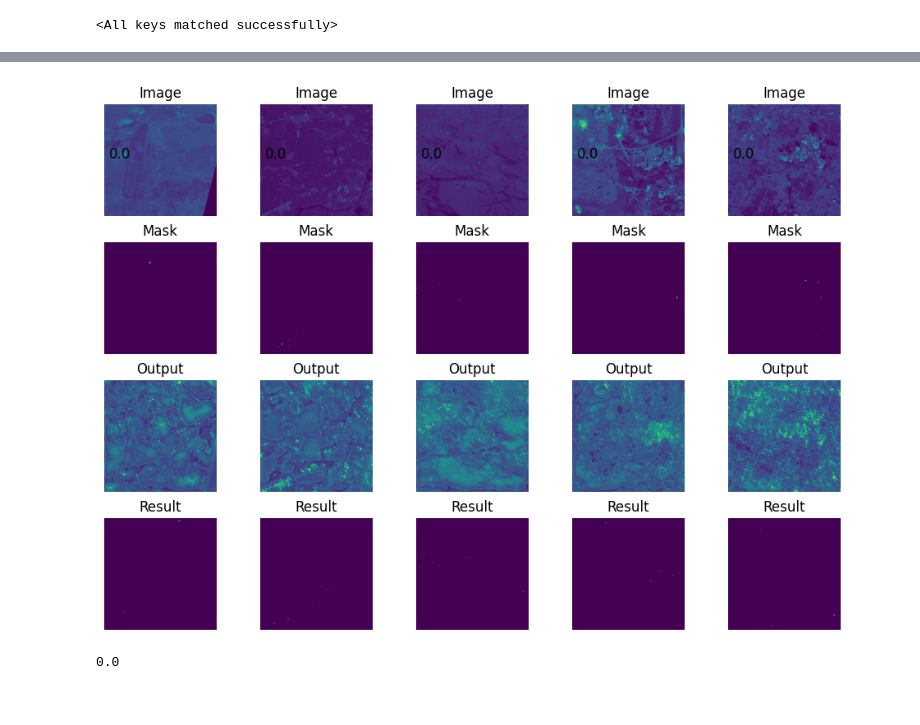
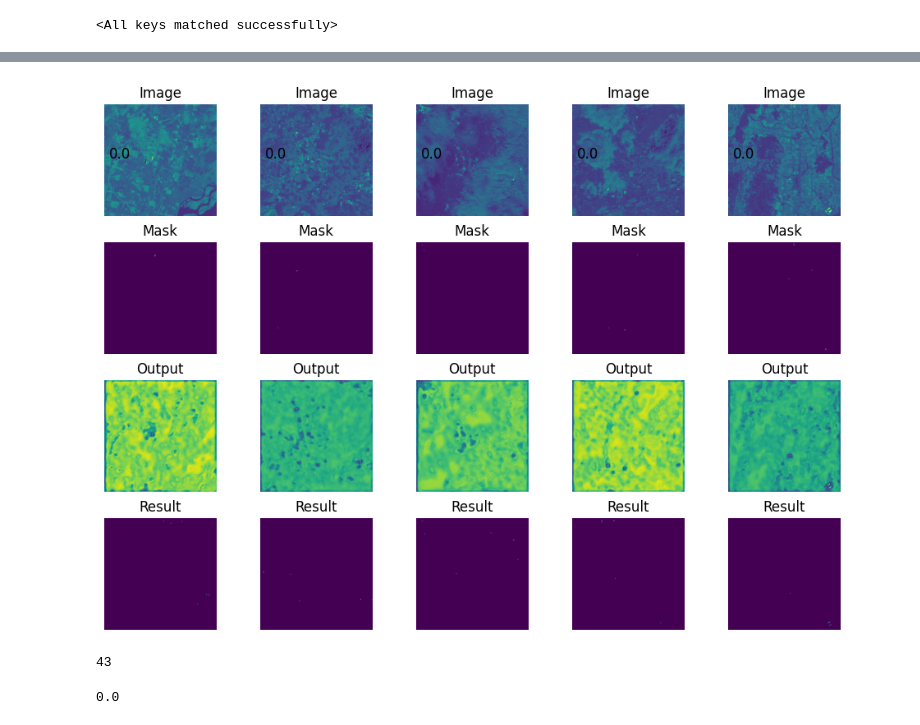
Before and after one commit to goodyoung/AI-Spark, a Jupyter notebook: model_eval.ipynb, the cells around one changed output, grey strips where cells are left out. Saved outputs shown, nothing was run; the diff lists cells and outputs as text; code cells hidden in the pictures.

```diff
--- a/model_eval.ipynb
+++ b/model_eval.ipynb
@@ -110,10 +125,10 @@ train_dataloader = DataLoader(
 )
 
 SAVE_PATH = f'{BASE}/train_output/'
-MODEL_SAVE = f'{SAVE_PATH}/best_UNet_Base_4_model.pth' # 3: efficinet 2: mobile
+MODEL_SAVE = f'{SAVE_PATH}/best_UNet_Pre_model.pth' # 3: efficinet 2: mobile
 
 
-model = smp.Unet('efficientnet-b0', encoder_weights='imagenet', classes=1, activation=None,in_channels=1)
+model = smp.Unet('timm-efficientnet-b5', encoder_weights='imagenet', classes=1, activation=None,in_channels=1)
 model.load_state_dict(torch.load(MODEL_SAVE))
 # %% [output]
 <All keys matched successfully>
@@ -143,8 +158,8 @@ def calculate_miou(y_true, y_pred):
     """
     산불이 있는 경우와 없는 경우, 두 클래스에 대한 평균 IoU(mIoU)를 계산합니다.
     """
-    low = np.quantile(y_pred, 0.9997)
-    y_pred = np.where(y_pred >  low, 1, 0) # 임계값 처리
+    y_pred = F.sigmoid(y_pred)
+    y_pred = np.where(y_pred > 0.1, 1, 0) # 임계값 처리 -> 0.0001
     iou_fire = calculate_iou(y_true == 1, y_pred == 1)
 
     # 두 클래스에 대한 IoU 평균 계산
@@ -152,7 +167,7 @@ def calculate_miou(y_true, y_pred):
 # %%
 model.eval()
 model.to(DEVICE)
-accs, miss = [], []
+ious, miss = [], []
 low = []
 for imgs, masks in tqdm(train_dataloader):
     imgs = imgs.to(DEVICE)
@@ -160,12 +175,13 @@ for imgs, masks in tqdm(train_dataloader):
 
     output = model(imgs)
 
-    output = output.cpu().detach().numpy()
-    masks = masks.cpu().detach().numpy()
+    iou = calculate_miou(masks.cpu().detach().numpy(), output.cpu()) # mIou
+    # output = output.cpu().detach().numpy()
+    # masks = masks.cpu().detach().numpy()
 
-    low.append(np.quantile(output, 0.9999))
-    acc = calculate_miou(masks, output)
-    if acc < 0.418:
-        miss.append((acc, imgs, masks, output))
-    accs.append(acc)
+    # low.append(np.quantile(output, 0.9999))
+    # acc = calculate_miou(masks, output)
+    if iou < 0.418:
+        miss.append((iou, imgs, masks, output))
+    ious.append(iou)
 # %%
@@ -204,38 +200,42 @@ num = 5
 for i, (score, image, mask, output) in enumerate(miss[:num]):
     image = image[0].cpu().detach().numpy()
     image = np.reshape(image, (256, 256))
-    mask = np.reshape(mask[0], (256, 256))
-    output = np.reshape(output[0], (256, 256))
+    mask = np.reshape(mask[0].cpu().detach().numpy(), (256, 256))
+    output = np.reshape(output[0].cpu().detach().numpy(), (256, 256))
 
     low = np.quantile(output, 0.9999)
     result = np.where(output >  low, 1, 0) # 임계값 처리
 
     plt.subplot(4, num, i+1)
     plt.imshow(image)
     plt.title("Image")
     plt.axis('off')
     plt.text(10, 124, score, color='black', fontsize=12, wrap=True)
 
     plt.subplot(4, num, i+num+1)
     plt.imshow(mask)
     plt.title("Mask")
     plt.axis('off')
 
     plt.subplot(4, num, i+2*num+1)
     plt.imshow(output)
     plt.title("Output")
     plt.axis('off')
 
     plt.subplot(4, num, i+3*num+1)
     plt.imshow(result)
     plt.title("Result")
     plt.axis('off')
 
 plt.tight_layout()
 plt.subplots_adjust(left=0.1, right=0.9, top=0.9, bottom=0.1) # subplot의 크기 조정
 plt.show()
 # %% [output]
-[figure, old version]
+[figure, new version]
+# %%
+len(miss)
+# %% [output]
+43
 # %%
 # calculate_miou(result,mask)
 calculate_iou(mask == 1, result == 1)
```
Also changed, not shown: parts of 5 cells of this notebook.
